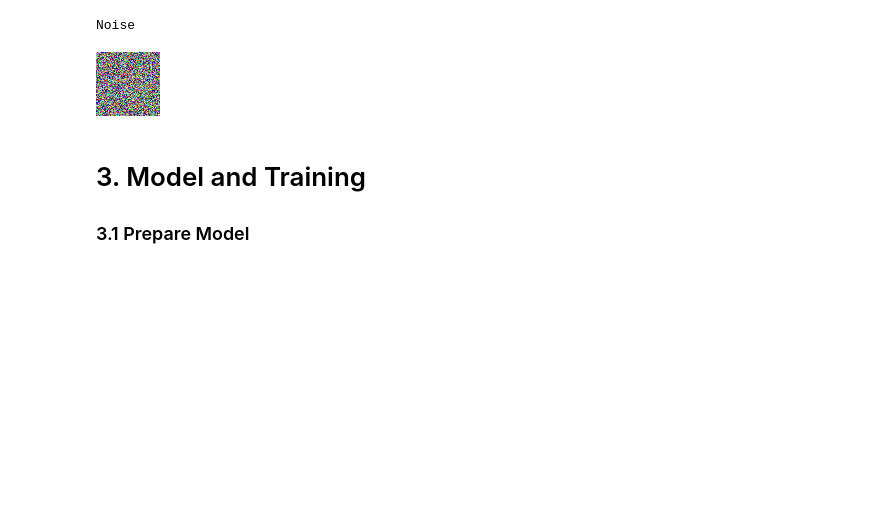
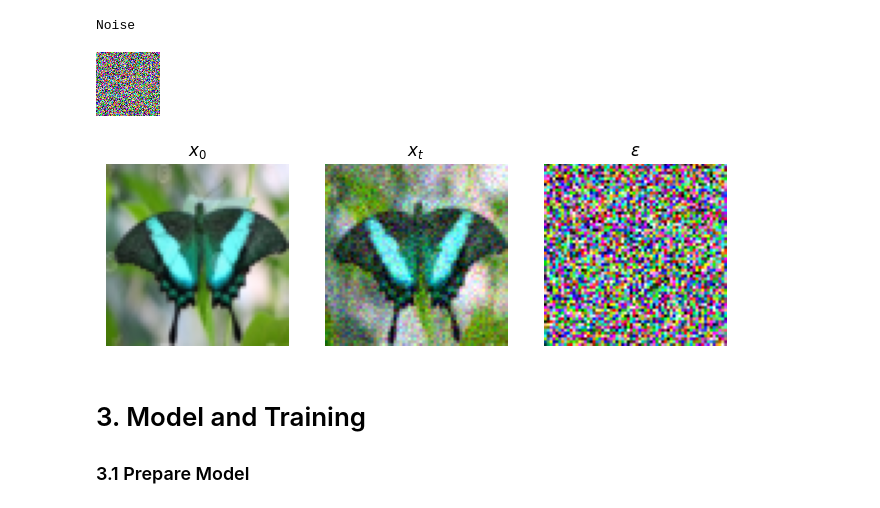
Before and after one commit to simon-donike/diffusion_confusion, a Jupyter notebook: diffusion_example.ipynb, the cells around one changed output. Saved outputs shown, nothing was run; the diff lists cells and outputs as text; code cells hidden in the pictures; blank space fills up the shorter version.

```diff
--- a/diffusion_example.ipynb
+++ b/diffusion_example.ipynb
@@ -60,3 +162,21 @@ mpl.rcParams['figure.figsize'] = (8, 8)
+# %%
+def show_1_step():
+  t_step=50
+
+  x_t,noise=forward_jump(t_step,img_,return_noise=True)
+
+  plt.subplot(1,3,1)
+  show(img_)
+  plt.title(r'$x_0$')
+  plt.axis('off')
+  plt.subplot(1,3,2)
+  show(x_t)
+  plt.title(r'$x_t$')
+  plt.axis('off')
+  plt.subplot(1,3,3)
+  show(noise)
+  plt.title(r'$\epsilon$')
+  plt.axis('off')
 # %% [markdown]
 # 1.1 Data Functions
 # %%
@@ -273,6 +402,10 @@ noisy tensor at t 27
 [figure]
 Noise
 [figure]
+# %%
+show_1_step()
+# %% [output]
+[figure, added]
 # %% [markdown]
 # 3. Model and Training
 ### 3.1 Prepare Model
```
Also changed, not shown: parts of 8 cells of this notebook.
